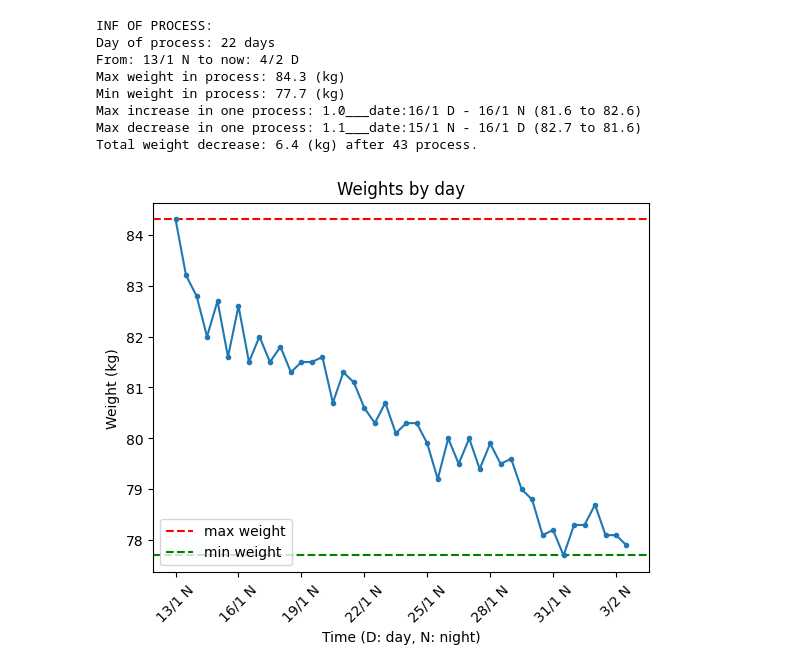
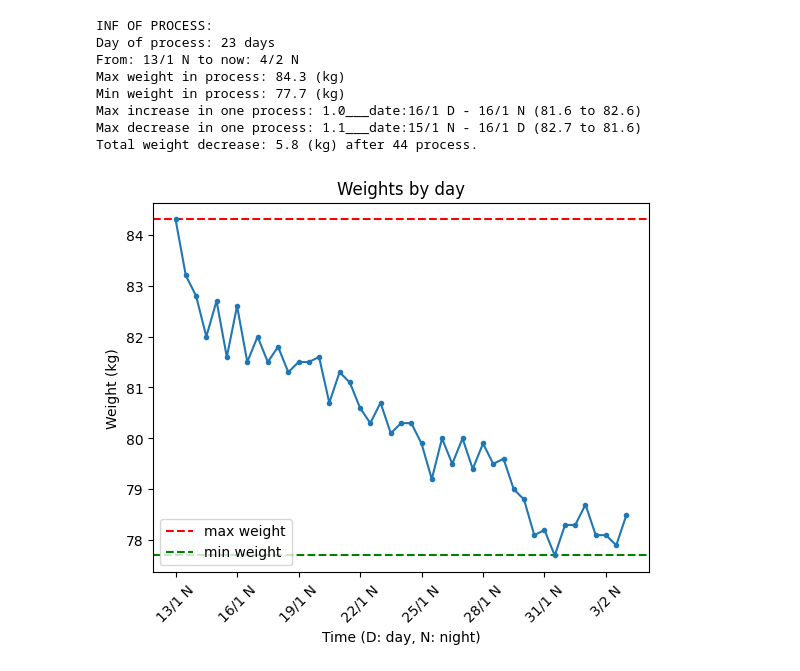
Before and after one commit to thanhbl-hust/Data-structures-and-Algorithms, a Jupyter notebook: train_12_1/weights.ipynb, the cells around one changed output. Saved outputs shown, nothing was run; the diff lists cells and outputs as text; code cells hidden in the pictures.

```diff
--- a/train_12_1/weights.ipynb
+++ b/train_12_1/weights.ipynb
@@ -30,7 +30,7 @@ w = [
     81.3,  81.1,   80.6,   80.3,   80.7,   80.1,   80.3,   80.3,
     79.9,  79.2,   80,     79.5,   80,     79.4,   79.9,   79.5,
     79.6,  79,     78.8,   78.1,   78.2,   77.7,   78.3,   78.3,
-    78.7,  78.1,   78.1,   77.9
+    78.7,  78.1,   78.1,   77.9,   78.5
 ]
 d = [
     '13/1 N', '14/1 D', '14/1 N', '15/1 D', '15/1 N', '16/1 D', '16/1 N', '17/1 D',
@@ -38,7 +38,7 @@ d = [
     '21/1 N', '22/1 D', '22/1 N', '23/1 D', '23/1 N', '24/1 D', '24/1 N', '25/1 D',
     '25/1 N', '26/1 D', '26/1 N', '27/1 D', '27/1 N', '28/1 D', '28/1 N', '29/1 D',
     '29/1 N', '30/1 D', '30/1 N', '31/1 D', '31/1 N',  '1/2 D' , '1/2 N',  '2/2 D',
-     '2/2 N',  '3/2 D',  '3/2 N',  '4/2 D'
+     '2/2 N',  '3/2 D',  '3/2 N',  '4/2 D',  '4/2 N'
 ]
 
 
@@ -59,34 +59,34 @@ def paint(w, d, set_time):
     max_value = np.max(w)
     min_value = np.min(w)
     #oneday has 2 parameters, 0:00 and after wake up
     maxIn, maxDe, inr1, inr2, der1, der2 = findMaxandMin(w)
     print("INF OF PROCESS:")
     print(f'Day of process: {int((len(w) + len(w) % 2) / 2)} days')
     print(f'From: {d[0]} to now: {d[len(d) - 1]}')
     print(f'Max weight in process: {round(max(w), 2)} (kg)')
     print(f'Min weight in process: {round(min(w), 2)} (kg)')
     print(f'Max increase in one process: {round(maxIn, 1)}___date:{d[inr1]} - {d[inr2]} ({w[inr1]} to {w[inr2]})')
     print(f'Max decrease in one process: {round(maxDe, 2)}___date:{d[der1]} - {d[der2]} ({w[der1]} to {w[der2]})')
     print(f'Total weight decrease: {round(abs(w[len(w) - 1] - w[0]), 1)} (kg) after {len(w) - 1} process.')
 
     plt.axhline(y = max_value, color = 'r', linestyle = '--', label = 'Max')
     plt.axhline(y = min_value, color = 'g', linestyle = '--', label = 'Min')
     plt.plot(d, w, marker = '.')
     plt.xlabel('Time (D: day, N: night)')
     plt.ylabel('Weight (kg)')
     plt.title('Weights by day')
     plt.xticks(x_ticks, x_labels, rotation = 45)
     plt.legend(['max weight', 'min weight'], loc='lower left')
     plt.show()
 
 paint(w, d, 7)
 # %% [output]
 INF OF PROCESS:
-Day of process: 22 days
-From: 13/1 N to now: 4/2 D
+Day of process: 23 days
+From: 13/1 N to now: 4/2 N
 Max weight in process: 84.3 (kg)
 Min weight in process: 77.7 (kg)
 Max increase in one process: 1.0___date:16/1 D - 16/1 N (81.6 to 82.6)
 Max decrease in one process: 1.1___date:15/1 N - 16/1 D (82.7 to 81.6)
-Total weight decrease: 6.4 (kg) after 43 process.
+Total weight decrease: 5.8 (kg) after 44 process.
-[figure, old version]
+[figure, new version]
```
Also changed, not shown: 1 other file.
